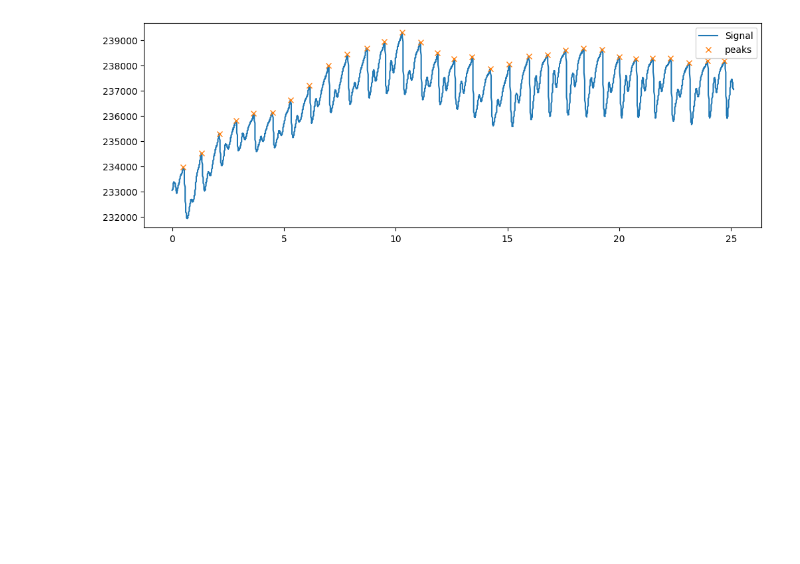
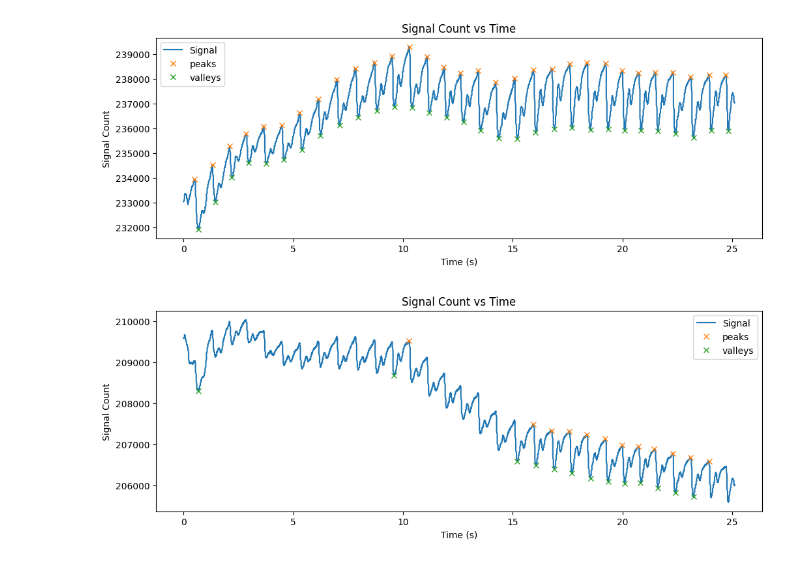
Before and after one commit to PZL2004/ECG-PPG, a Jupyter notebook: Coding/Python/data_analysis.ipynb, the cells around one changed output. Saved outputs shown, nothing was run; the diff lists cells and outputs as text; code cells hidden in the pictures; blank space fills up the shorter version.

```diff
--- a/Coding/Python/data_analysis.ipynb
+++ b/Coding/Python/data_analysis.ipynb
@@ -25,7 +37,7 @@ def convert_to_sec(t):
     total = (min*60)+sec
     return total
 
-def peak_finder_and_plot(data, time):
+def peak_valley_finder_and_plot(data, time):
     """finds the peaks of a dataset and plots the data
 
     Args:
@@ -35,31 +47,39 @@ def peak_finder_and_plot(data, time):
     Returns:
         list: list containing the indexes of all of the peaks in the dataset (no minimum peaks, just maxes)
     """
-    MIN_WIDTH = 20
-    MAX_WIDTH = 200
-    peaks = find_peaks(data, width=(MIN_WIDTH, MAX_WIDTH))[0]
+    peaks = find_peaks(data, height=HEIGHT, threshold=THRESHOLD, prominence=PROMINENCE, width=(MIN_WIDTH, MAX_WIDTH))[0]
+    valleys = find_peaks(-data, height=HEIGHT, threshold=THRESHOLD, prominence=PROMINENCE, width=(MIN_WIDTH, MAX_WIDTH))[0]
 
-    # fixes edge case where max of a peak is found twice in same peak.  Credit: @user3148225 on Stack Overflow
-    usedValues = set()
+    # fixes edge case where max of a peak/valley is found twice in same peak.
+    usedValues_peaks = set()
     newList = []
+    for v in peaks:
+        if v not in usedValues_peaks:
+            newList.append(v)
+            for lv in range(v - MIN_WIDTH, v + MIN_WIDTH + 1):
+                usedValues_peaks.add(lv)
+    peaks = list(newList)
 
-    for v in peaks:
-        if v not in usedValues:
-            newList.append(v)
-
+    usedValues_valleys = set()
+    newList2 = []
+    for v in valleys:
+        if v not in usedValues_valleys:
+            newList2.append(v)
             for lv in range(v - MIN_WIDTH, v + MIN_WIDTH + 1):
-                usedValues.add(lv)
-
-
-    peaks = list(newList)
+                usedValues_valleys.add(lv)
+    valleys = list(newList2)
 
     #plotting
     plt.figure(figsize=(12,4))
     plt.plot(time, data, label = "Signal")
     plt.plot(time[peaks], data[peaks], "x", label = "peaks")
+    plt.plot(time[valleys], data[valleys], "x", label="valleys")
+    plt.xlabel("Time (s)")
+    plt.ylabel("Signal Count")
+    plt.title("Signal Count vs Time")
     plt.legend()
     plt.show()
-    return peaks
+    return peaks, valleys
 # %%
 # CSV # 1
 #df = pd.read_csv("C:\data\honors project ppg data\ECPPG_2023-10-21_21-29-57.csv") #Karston
@@ -92,10 +112,13 @@ df.head
 # %%
 time = np.array([convert_to_sec(x) for x in df["Time"]]) - convert_to_sec(df["Time"][0])
 IR_Count = df[" IR Count"]
-peaks = peak_finder_and_plot(IR_Count, time)
+Red_Count = df[" Red Count"]
+peaks_ir, valleys_ir = peak_valley_finder_and_plot(IR_Count, time)
+peaks_red, valleys_red = peak_valley_finder_and_plot(Red_Count, time)
 # print(peaks)
 # widths = peak_widths(IR_Count, peaks=peaks)
 # print(widths)
 # %% [output]
-[figure, old version]
+[figure, new version]
+[figure, added]
 # %%
```
Also changed, not shown: parts of 4 cells of this notebook.
